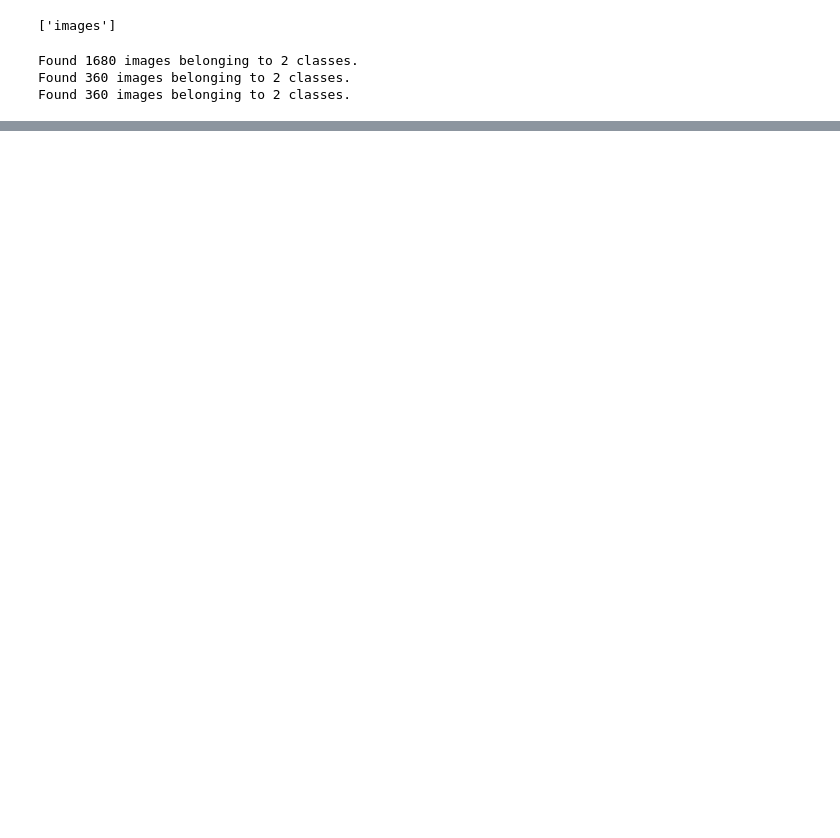
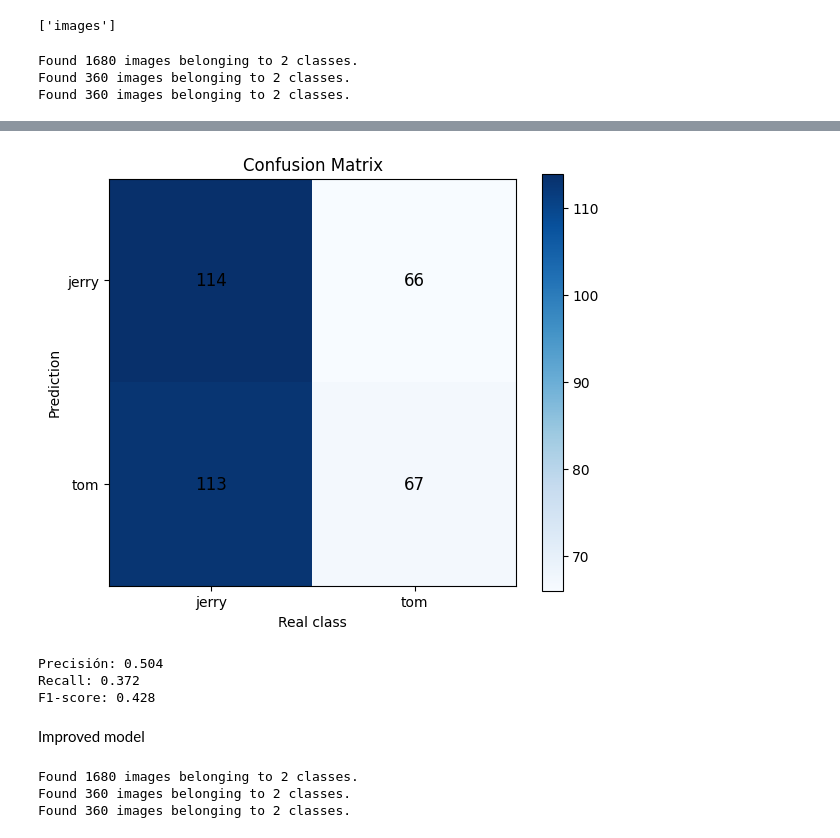
Before and after one commit to Lalo2077/Cartoon_Binary_Classification_Model, a Jupyter notebook: cartoon_binary_classification.ipynb, the cells around one changed output, grey strips where cells are left out. Saved outputs shown, nothing was run; the diff lists cells and outputs as text; code cells hidden in the pictures; blank space fills up the shorter version.

```diff
--- a/cartoon_binary_classification.ipynb
+++ b/cartoon_binary_classification.ipynb
@@ -66,0 +162,2 @@ plt.show()
+# %%
+model = load_model('original_model.h5')
@@ -66,0 +225,5 @@ plt.show()
+# %%
+classes = list(test_generator.class_indices.keys())
+# %%
+model_analysis(model, test_generator, class_0=classes[0], class_1=classes[1])
+# %% [output]
@@ -66,0 +232,31 @@ plt.show()
+[figure, added]
+Precisión: 0.504
+Recall: 0.372
+F1-score: 0.428
+# %% [markdown]
+Improved model
+# %%
+modified_train_generator = train_datagen.flow_from_directory(
+    train_dir,
+    target_size = (100, 100),
+    batch_size = 8,
+    class_mode = 'categorical',
+)
+
+modified_test_generator = test_datagen.flow_from_directory(
+    test_dir,
+    target_size=(100, 100),
+    batch_size= 8,
+    class_mode='categorical',
+)
+
+modified_validation_generator = validation_datagen.flow_from_directory(
+    validation_dir,
+    target_size = (100, 100),
+    batch_size = 8,
+    class_mode = 'categorical',
+)
+# %% [output]
+Found 1680 images belonging to 2 classes.
+Found 360 images belonging to 2 classes.
+Found 360 images belonging to 2 classes.
```
Also changed, not shown: parts of 17 cells of this notebook, 2 other files.
